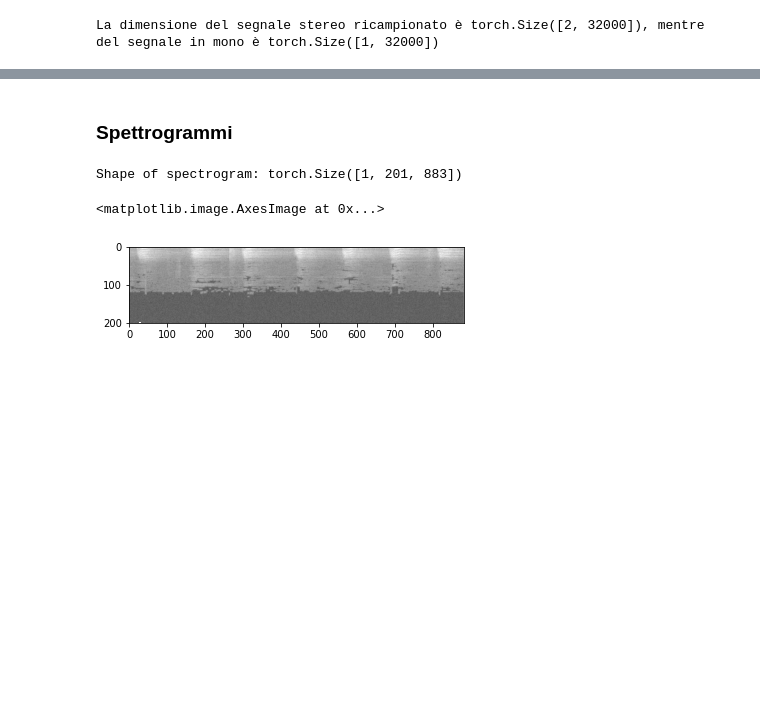
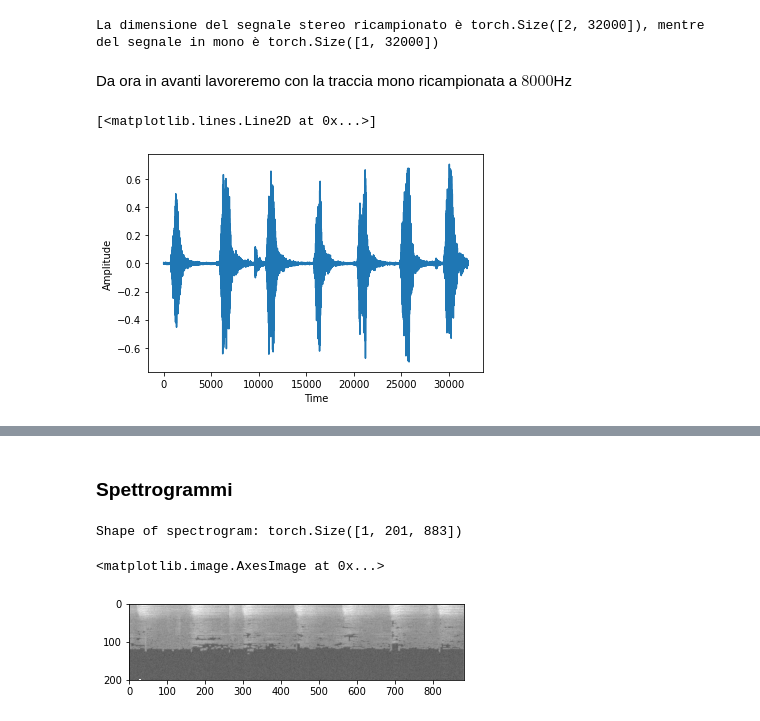
Before and after one commit to CodingTomo/TE-UrbanSound8K, a Jupyter notebook: TE_UrbanSound8K.ipynb, the cells around one changed output, grey strips where cells are left out. Cells and saved outputs as stored; diff of their text form; code cells hidden in the pictures; blank space fills up the shorter version.

```diff
--- a/TE_UrbanSound8K.ipynb
+++ b/TE_UrbanSound8K.ipynb
@@ -120,3 +124,13 @@ waveform_8K = torchaudio.transforms.Resample(new_freq=sample_rate, orig_freq=exa
 print("La dimensione del segnale stereo ricampionato è {}, mentre del segnale in mono è {}".format(waveform_8K.shape, waveform_mono_8K.shape))
 # %% [output]
 La dimensione del segnale stereo ricampionato è torch.Size([2, 32000]), mentre del segnale in mono è torch.Size([1, 32000])
+# %% [markdown]
+Da ora in avanti lavoreremo con la traccia mono ricampionata a $8000$Hz
+# %%
+plt.figure()
+plt.xlabel('Time')
+plt.ylabel('Amplitude')
+plt.plot(waveform_mono_8K.t().numpy())
+# %% [output]
+[<matplotlib.lines.Line2D at 0x...>]
+[figure, added]
```
Also changed, not shown: parts of 13 cells of this notebook.
